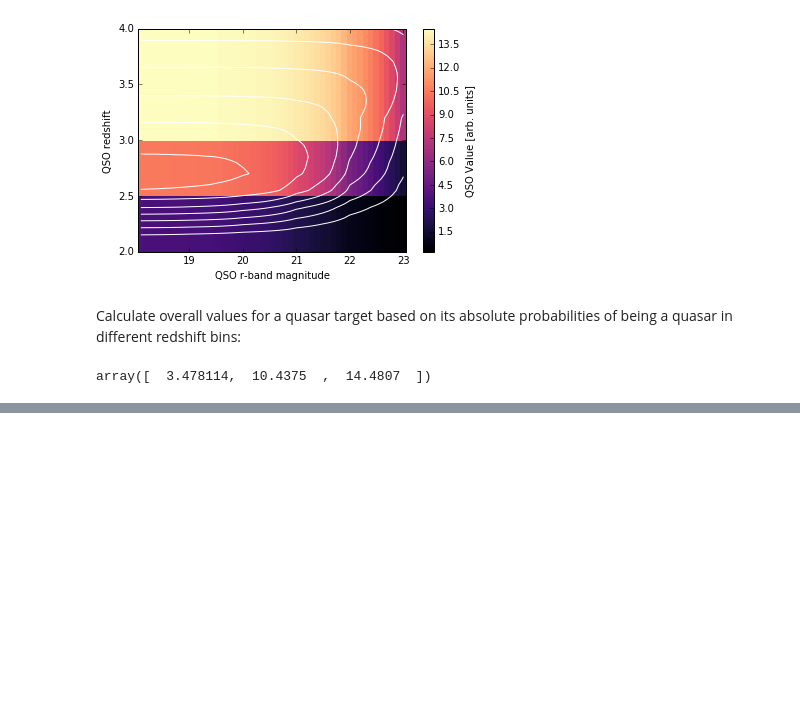
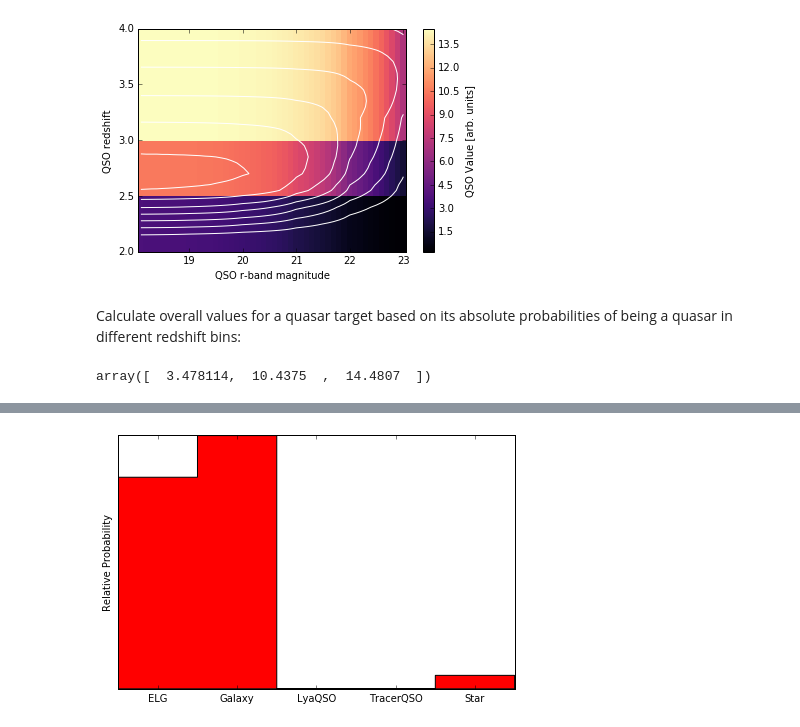
Before and after one commit to fjaviersanchez/OSULymanAlpha, a Jupyter notebook: QuasarValue.ipynb, the cells around one changed output, grey strips where cells are left out. Cells and saved outputs as stored; diff of their text form; code cells hidden in the pictures; blank space fills up the shorter version.

```diff
--- a/QuasarValue.ipynb
+++ b/QuasarValue.ipynb
@@ -88,0 +231,4 @@ array([  3.478114,  10.4375  ,  14.4807  ])
+# %%
+plot_nn(1, 'bgprob.pdf')
+# %% [output]
+[figure, added]
```
Also changed, not shown: parts of 17 cells of this notebook.
